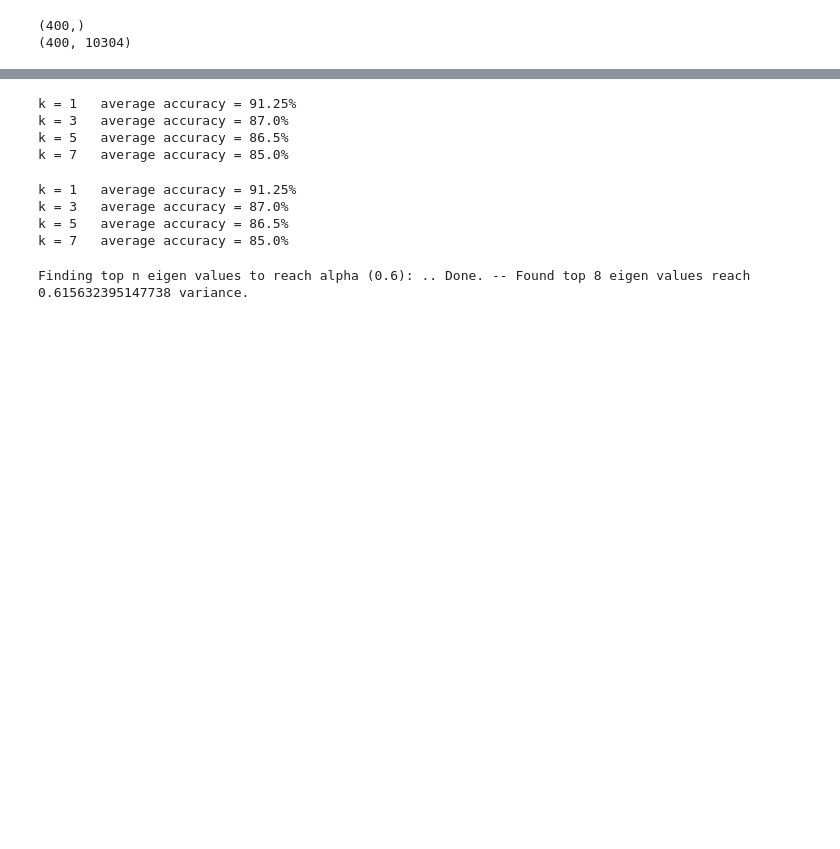
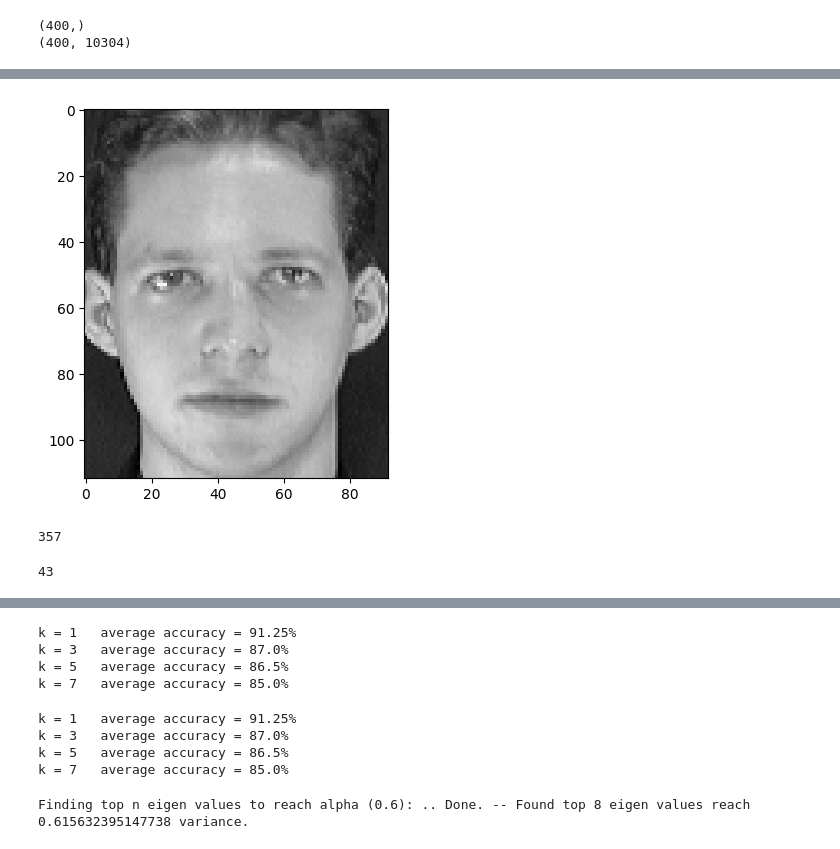
Before and after one commit to mawhab/Face-recognition-using-PCA, a Jupyter notebook: test.ipynb, the cells around one changed output, grey strips where cells are left out. Saved outputs shown, nothing was run; the diff lists cells and outputs as text; code cells hidden in the pictures; blank space fills up the shorter version.

```diff
--- a/test.ipynb
+++ b/test.ipynb
@@ -313,7 +294,7 @@ array([1, 1, 1, 1, 1, 1, 1, 1, 1, 1, 1, 1, 1, 1, 1, 1, 1, 1, 1, 1, 1, 1,
 # %%
 X_train_new, y_train_new, X_test_new, y_test_new = train_test_split(dataset,data_labels)
 # %%
-pca = PCA(X_train_new,0.80)
+pca = PCA(X_train_new,0.8)
 pca.train()
 # %% [output]
 Calculating mu: .. Done.
@@ -325,0 +307,24 @@ Finding top n eigen values to reach alpha (0.8): .. Done. -- Found top 37 eigen
+# %%
+def get_cases(y_pred, y_test):
+    success = []
+    fail = []
+    for i in range(len(y_pred)):
+        if y_pred[i] == y_test[i]:
+            success.append(i)
+        else:
+            fail.append(i)
+
+    return success, fail
+# %%
+alpha = [0.4,0.45,0.5,0.55,0.6,0.65,0.7,0.75,0.8]
+
+for a in alpha:
+    pca.update_alpha(a)
+    k_neighbors = np.arange(1,8,2)
+    accuracies = []
+    for i,k in enumerate(k_neighbors):
+        knn = KNeighborsClassifier(n_neighbors=k)
+        knn.fit(pca.A.real,y_train_new)
+        y_pred = knn.predict((pca.transform(X_test_new).real))
+        accuracies.append(accuracy_score(y_pred,y_test_new))
+        print(f"k = {k}\taverage accuracy = {accuracies[i]*100}%")
@@ -325,0 +349,16 @@ Finding top n eigen values to reach alpha (0.8): .. Done. -- Found top 37 eigen
+# %%
+success, fail = get_cases(knn.predict((pca.transform(X_test_new).real)), y_test_new)
+# %%
+img = np.reshape(X_train_new[success[0]],(112,92))
+plt.imshow(img, cmap='gray')
+plt.show()
+# %% [output]
+[figure, added]
+# %%
+len(success)
+# %% [output]
+357
+# %%
+len(fail)
+# %% [output]
+43
```
Also changed, not shown: parts of 9 cells of this notebook.
